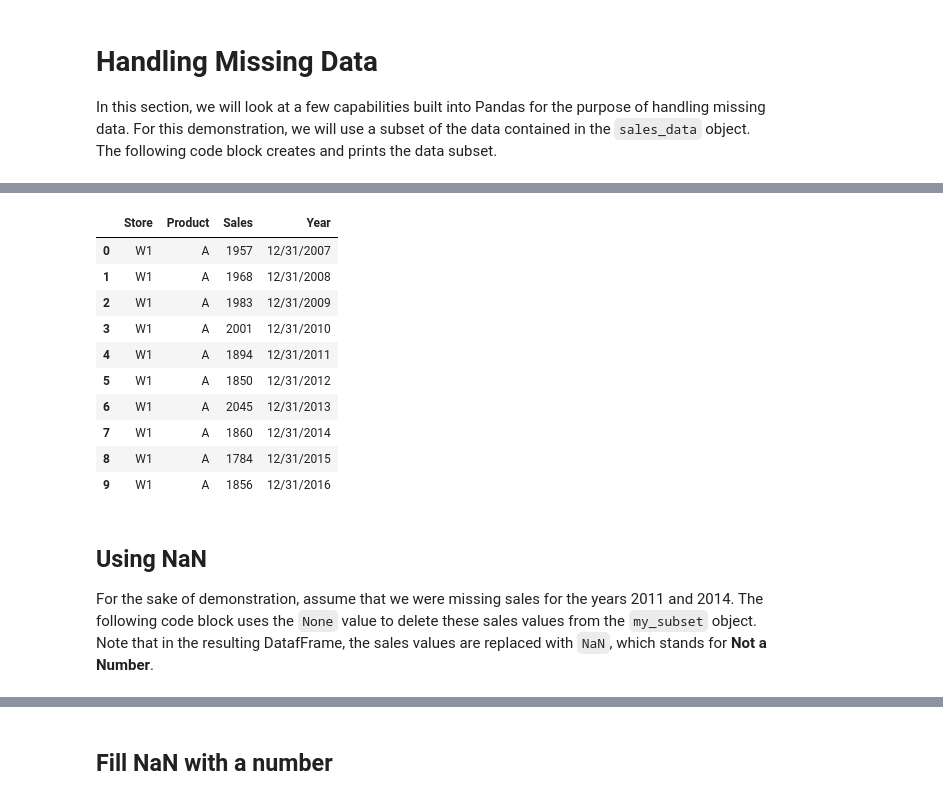
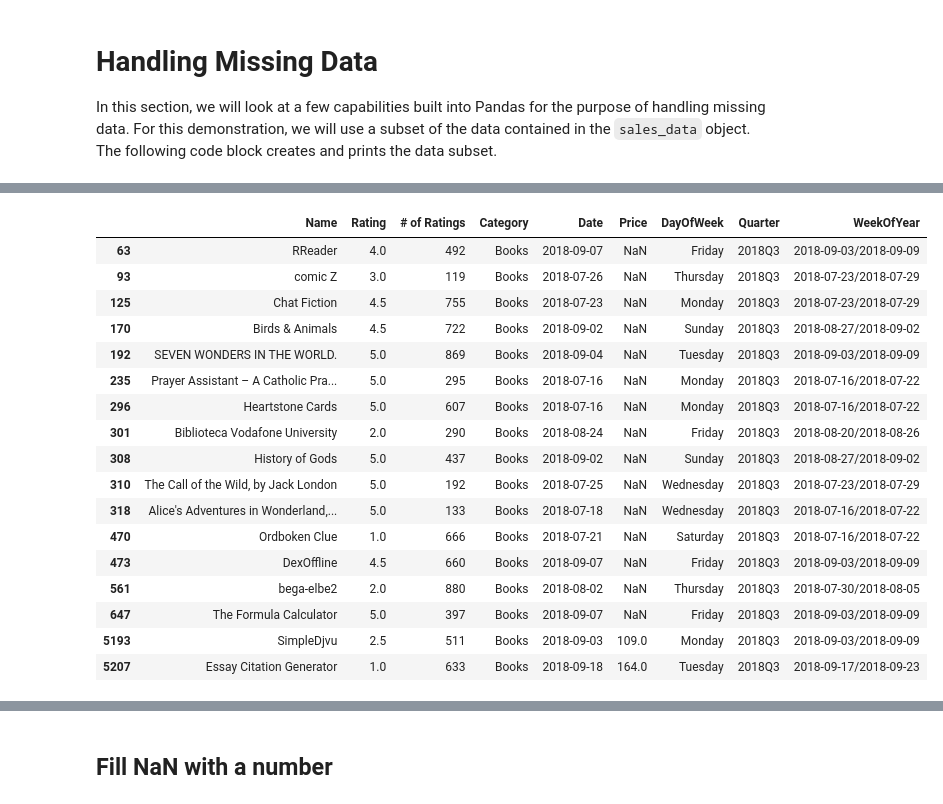
Before and after one commit to gregbott/Python_For_Business_Students, a Jupyter notebook: Pandas.ipynb, the cells around one changed output, grey strips where cells are left out. Cells and saved outputs as stored; diff of their text form; code cells hidden in the pictures.

```diff
--- a/Pandas.ipynb
+++ b/Pandas.ipynb
@@ -694,20 +714,24 @@ In this section, we will look at a few capabilities built into Pandas for the pu
 # %%
-my_subset = sales_data.copy()
-my_condition = (my_subset['Product']=='A') & (my_subset['Store']=='W1')
+my_subset = df_ms.copy()
+my_condition = (my_subset['Category']=='Books') & (my_subset['Quarter']=='2018Q3')
 my_subset = my_subset[my_condition]
 my_subset
 # %% [output]
-|  | Store | Product | Sales | Year |
-| 0 | W1 | A | 1957 | 12/31/2007 |
-| 1 | W1 | A | 1968 | 12/31/2008 |
-| 2 | W1 | A | 1983 | 12/31/2009 |
-| 3 | W1 | A | 2001 | 12/31/2010 |
-| 4 | W1 | A | 1894 | 12/31/2011 |
-| 5 | W1 | A | 1850 | 12/31/2012 |
-| 6 | W1 | A | 2045 | 12/31/2013 |
-| 7 | W1 | A | 1860 | 12/31/2014 |
-| 8 | W1 | A | 1784 | 12/31/2015 |
-| 9 | W1 | A | 1856 | 12/31/2016 |
+|  | Name | Rating | # of Ratings | Category | Date | Price | DayOfWeek | Quarter | WeekOfYear |
+| 63 | RReader | 4.0 | 492 | Books | 2018-09-07 | NaN | Friday | 2018Q3 | 2018-09-03/2018-09-09 |
+| 93 | comic Z | 3.0 | 119 | Books | 2018-07-26 | NaN | Thursday | 2018Q3 | 2018-07-23/2018-07-29 |
+| 125 | Chat Fiction | 4.5 | 755 | Books | 2018-07-23 | NaN | Monday | 2018Q3 | 2018-07-23/2018-07-29 |
+| 170 | Birds & Animals | 4.5 | 722 | Books | 2018-09-02 | NaN | Sunday | 2018Q3 | 2018-08-27/2018-09-02 |
+| 192 | SEVEN WONDERS IN THE WORLD. | 5.0 | 869 | Books | 2018-09-04 | NaN | Tuesday | 2018Q3 | 2018-09-03/2018-09-09 |
+| 235 | Prayer Assistant – A Catholic Pra... | 5.0 | 295 | Books | 2018-07-16 | NaN | Monday | 2018Q3 | 2018-07-16/2018-07-22 |
+| 296 | Heartstone Cards | 5.0 | 607 | Books | 2018-07-16 | NaN | Monday | 2018Q3 | 2018-07-16/2018-07-22 |
+| 301 | Biblioteca Vodafone University | 2.0 | 290 | Books | 2018-08-24 | NaN | Friday | 2018Q3 | 2018-08-20/2018-08-26 |
+| 308 | History of Gods | 5.0 | 437 | Books | 2018-09-02 | NaN | Sunday | 2018Q3 | 2018-08-27/2018-09-02 |
+| 310 | The Call of the Wild, by Jack London | 5.0 | 192 | Books | 2018-07-25 | NaN | Wednesday | 2018Q3 | 2018-07-23/2018-07-29 |
+| 318 | Alice's Adventures in Wonderland,... | 5.0 | 133 | Books | 2018-07-18 | NaN | Wednesday | 2018Q3 | 2018-07-16/2018-07-22 |
+| 470 | Ordboken Clue | 1.0 | 666 | Books | 2018-07-21 | NaN | Saturday | 2018Q3 | 2018-07-16/2018-07-22 |
+| 473 | DexOffline | 4.5 | 660 | Books | 2018-09-07 | NaN | Friday | 2018Q3 | 2018-09-03/2018-09-09 |
+| 561 | bega-elbe2 | 2.0 | 880 | Books | 2018-08-02 | NaN | Thursday | 2018Q3 | 2018-07-30/2018-08-05 |
+| 647 | The Formula Calculator | 5.0 | 397 | Books | 2018-09-07 | NaN | Friday | 2018Q3 | 2018-09-03/2018-09-09 |
+| 5193 | SimpleDjvu | 2.5 | 511 | Books | 2018-09-03 | 109.0 | Monday | 2018Q3 | 2018-09-03/2018-09-09 |
+| 5207 | Essay Citation Generator | 1.0 | 633 | Books | 2018-09-18 | 164.0 | Tuesday | 2018Q3 | 2018-09-17/2018-09-23 |
-# %% [markdown]
-## Using NaN
-For the sake of demonstration, assume that we were missing sales for the years 2011 and 2014. The following code block uses the `None` value to delete these sales values from the `my_subset` object. Note that in the resulting DatafFrame, the sales values are replaced with `NaN`, which stands for __Not a Number__.
```
Also changed, not shown: parts of 33 cells of this notebook, 2 other files.
